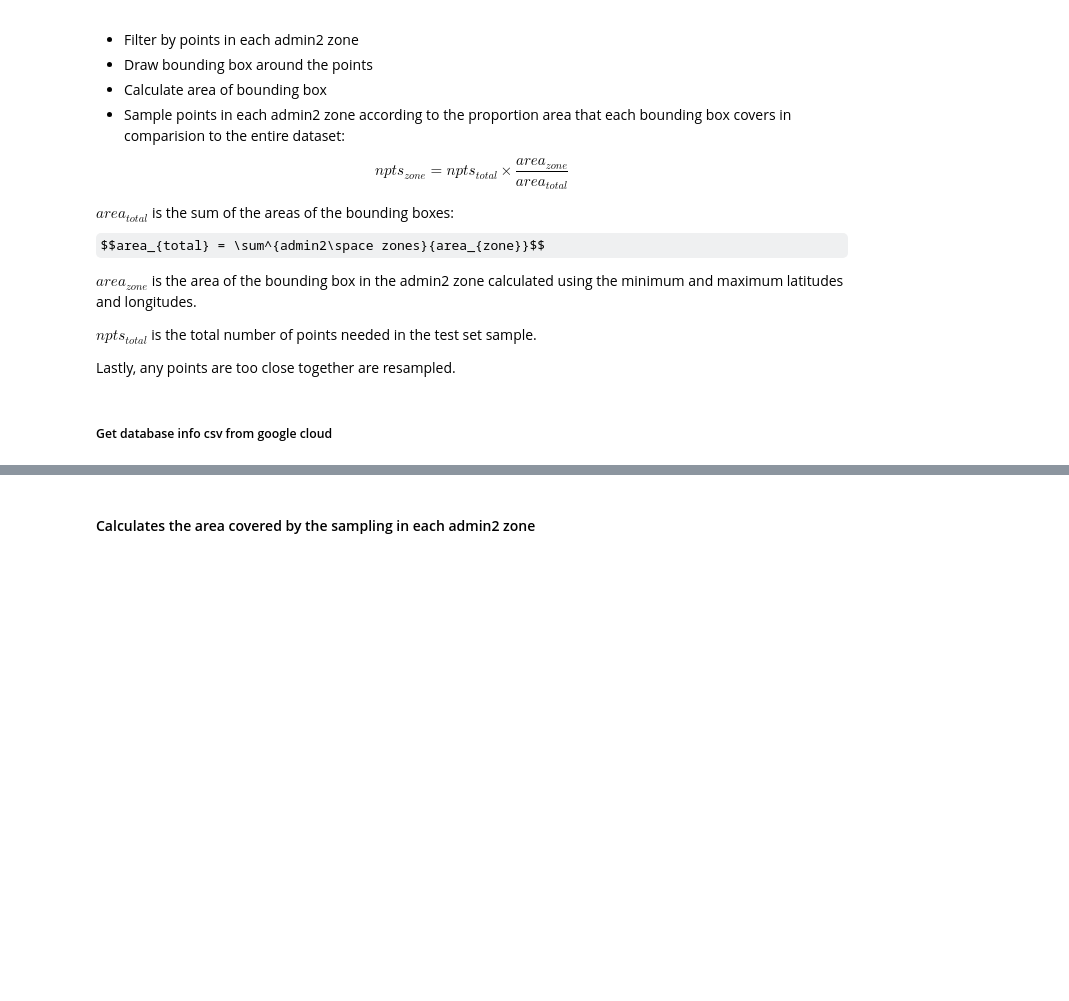
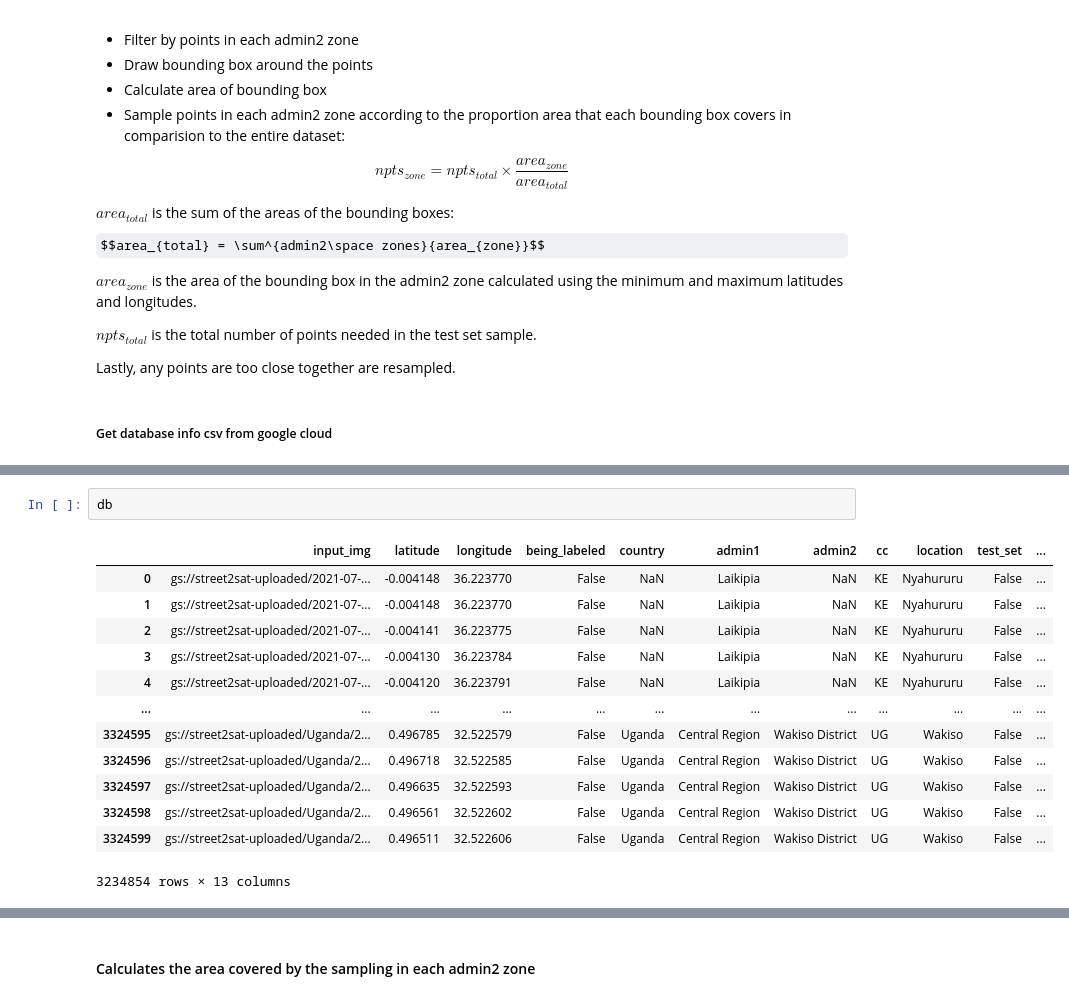
Before and after one commit to nasaharvest/street2sat, a Jupyter notebook: notebooks/[WIP]test_set_creation.ipynb, the cells around one changed output, grey strips where cells are left out. Drawn from its saved outputs; the diff is of its cells as text; some formulas as TeX source; blank space fills up the shorter version.

```diff
--- a/notebooks/[WIP]test_set_creation.ipynb
+++ b/notebooks/[WIP]test_set_creation.ipynb
@@ -69,2 +80,18 @@ to_drop = {'US': [np.nan], 'KE': [np.nan], 'UG': [np.nan]}
+# %%
+db
+# %% [output]
+|  | input_img | latitude | longitude | being_labeled | country | admin1 | admin2 | cc | location | test_set | ... |
+| 0 | gs://street2sat-uploaded/2021-07-... | -0.004148 | 36.223770 | False | NaN | Laikipia | NaN | KE | Nyahururu | False | ... |
+| 1 | gs://street2sat-uploaded/2021-07-... | -0.004148 | 36.223770 | False | NaN | Laikipia | NaN | KE | Nyahururu | False | ... |
+| 2 | gs://street2sat-uploaded/2021-07-... | -0.004141 | 36.223775 | False | NaN | Laikipia | NaN | KE | Nyahururu | False | ... |
+| 3 | gs://street2sat-uploaded/2021-07-... | -0.004130 | 36.223784 | False | NaN | Laikipia | NaN | KE | Nyahururu | False | ... |
+| 4 | gs://street2sat-uploaded/2021-07-... | -0.004120 | 36.223791 | False | NaN | Laikipia | NaN | KE | Nyahururu | False | ... |
+| ... | ... | ... | ... | ... | ... | ... | ... | ... | ... | ... | ... |
+| 3324595 | gs://street2sat-uploaded/Uganda/2... | 0.496785 | 32.522579 | False | Uganda | Central Region | Wakiso District | UG | Wakiso | False | ... |
+| 3324596 | gs://street2sat-uploaded/Uganda/2... | 0.496718 | 32.522585 | False | Uganda | Central Region | Wakiso District | UG | Wakiso | False | ... |
+| 3324597 | gs://street2sat-uploaded/Uganda/2... | 0.496635 | 32.522593 | False | Uganda | Central Region | Wakiso District | UG | Wakiso | False | ... |
+| 3324598 | gs://street2sat-uploaded/Uganda/2... | 0.496561 | 32.522602 | False | Uganda | Central Region | Wakiso District | UG | Wakiso | False | ... |
+| 3324599 | gs://street2sat-uploaded/Uganda/2... | 0.496511 | 32.522606 | False | Uganda | Central Region | Wakiso District | UG | Wakiso | False | ... |
+3234854 rows × 13 columns
 # %%
 # Initialize connections to cloud storage
```
Also changed, not shown: parts of 13 cells of this notebook, 1 other file.
